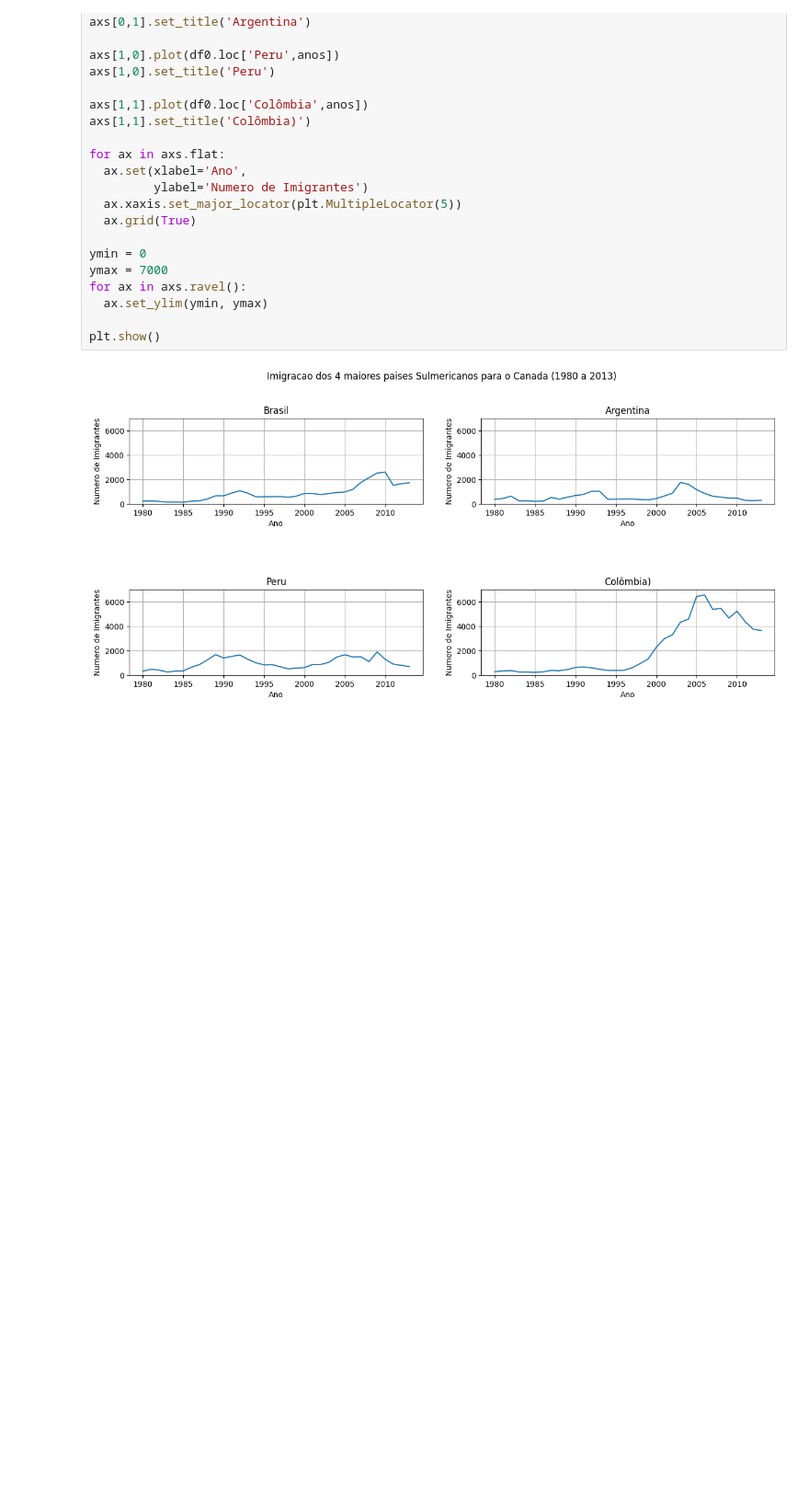
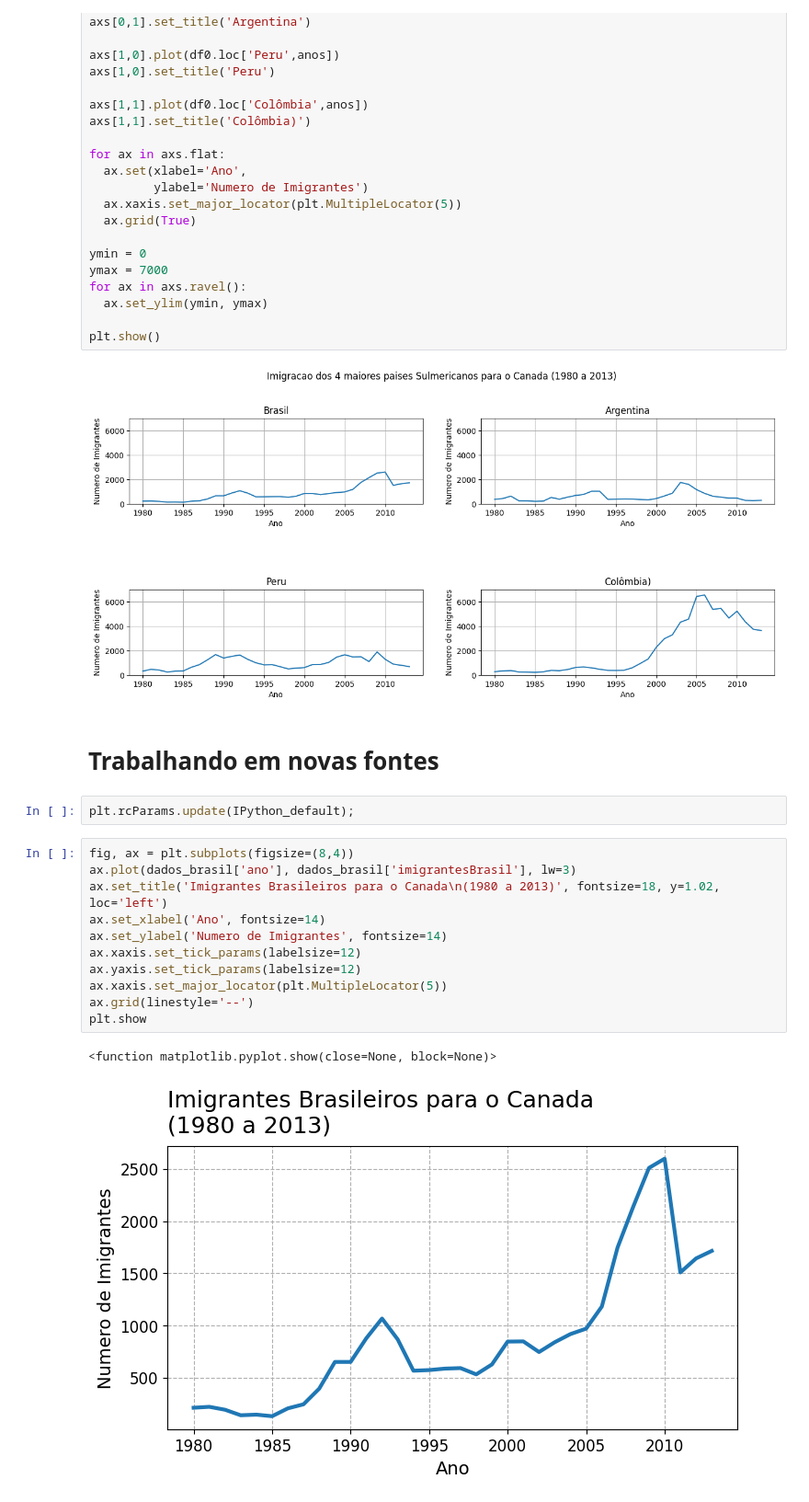
Before and after one commit to mthcuelhar/EstudoAlura-NotebookColab, a Jupyter notebook: Curso_2_Imigrantes_Brasil_to_Canada.ipynb, the cells around one changed output. Shown at 92% size. Cells and saved outputs as stored; diff of their text form; blank space fills up the shorter version.

```diff
--- a/Curso_2_Imigrantes_Brasil_to_Canada.ipynb
+++ b/Curso_2_Imigrantes_Brasil_to_Canada.ipynb
@@ -322,3 +322,21 @@ for ax in axs.ravel():
 plt.show()
 # %% [output]
 [figure]
+# %% [markdown]
+# Trabalhando em novas fontes
+# %%
+plt.rcParams.update(IPython_default);
+# %%
+fig, ax = plt.subplots(figsize=(8,4))
+ax.plot(dados_brasil['ano'], dados_brasil['imigrantesBrasil'], lw=3)
+ax.set_title('Imigrantes Brasileiros para o Canada\n(1980 a 2013)', fontsize=18, y=1.02, loc='left')
+ax.set_xlabel('Ano', fontsize=14)
+ax.set_ylabel('Numero de Imigrantes', fontsize=14)
+ax.xaxis.set_tick_params(labelsize=12)
+ax.yaxis.set_tick_params(labelsize=12)
+ax.xaxis.set_major_locator(plt.MultipleLocator(5))
+ax.grid(linestyle='--')
+plt.show
+# %% [output]
+<function matplotlib.pyplot.show(close=None, block=None)>
+[figure, added]
```
Also changed, not shown: parts of 22 cells of this notebook.
